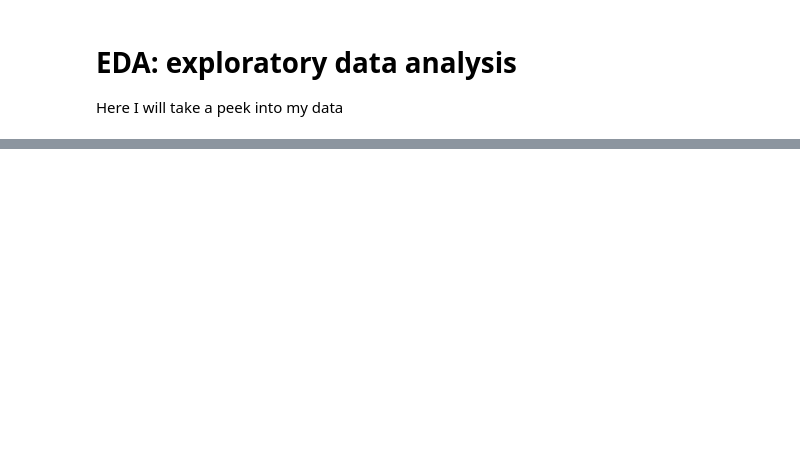
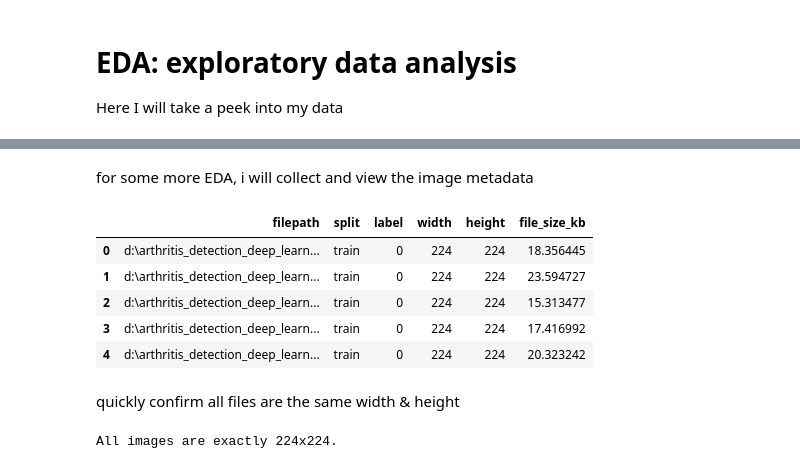
Before and after one commit to Kate-Zilla/deep-learning-arthritis-detection, a Jupyter notebook: arth_det.ipynb, the cells around one changed output, grey strips where cells are left out. Drawn from its saved outputs; the diff is of its cells as text; code cells hidden in the pictures; blank space fills up the shorter version.

```diff
--- a/arth_det.ipynb
+++ b/arth_det.ipynb
@@ -41,0 +147,75 @@ Here I will take a peek into my data
+# %% [markdown]
+for some more EDA, i will collect and view the image metadata
+# %%
+def collect_image_metadata(root_dir):
+    """
+    Walk through train/val/test folders and collect:
+        - filepath
+        - label (KL grade)
+        - height
+        - width
+        - file size (KB)
+    """
+    records = []
+
+    for split in ["train", "val", "test"]:
+        split_path = os.path.join(root_dir, split)
+        for label in sorted(os.listdir(split_path)):
+            label_dir = os.path.join(split_path, label)
+            if not os.path.isdir(label_dir):
+                continue
+
+            for fname in os.listdir(label_dir):
+                if fname.lower().endswith((".png", ".jpg", ".jpeg")):
+                    fpath = os.path.join(label_dir, fname)
+
+                    try:
+                        img = Image.open(fpath)
+                        width, height = img.size
+                        img.close()
+                    except Exception as e:
+                        print(f"Could not load {fpath}: {e}")
+                        continue
+
+                    size_kb = os.path.getsize(fpath) / 1024.0
+
+                    records.append({
+                        "filepath": fpath,
+                        "split": split,
+                        "label": int(label),
+                        "width": width,
+                        "height": height,
+                        "file_size_kb": size_kb,
+                    })
+
+    return pd.DataFrame(records)
+
+
+# Collect metadata
+metadata_df = collect_image_metadata(BASE_DIR)
+metadata_df.head()
+# %% [output]
+|  | filepath | split | label | width | height | file_size_kb |
+| 0 | d:\arthritis_detection_deep_learn... | train | 0 | 224 | 224 | 18.356445 |
+| 1 | d:\arthritis_detection_deep_learn... | train | 0 | 224 | 224 | 23.594727 |
+| 2 | d:\arthritis_detection_deep_learn... | train | 0 | 224 | 224 | 15.313477 |
+| 3 | d:\arthritis_detection_deep_learn... | train | 0 | 224 | 224 | 17.416992 |
+| 4 | d:\arthritis_detection_deep_learn... | train | 0 | 224 | 224 | 20.323242 |
+# %% [markdown]
+quickly confirm all files are the same width & height
+# %%
+expected_w, expected_h = 224, 224
+
+mismatch_files = []
+
+for idx, row in metadata_df.iterrows():
+    w, h = row["width"], row["height"]
+    if w != expected_w or h != expected_h:
+        mismatch_files.append((row["filepath"], w, h))
+
+if len(mismatch_files) == 0:
+    print("All images are exactly 224x224.")
+else:
+    print(f"found {len(mismatch_files)} images that are not 224x224:")
+# %% [output]
+All images are exactly 224x224.
```
Also changed, not shown: parts of 5 cells of this notebook.
